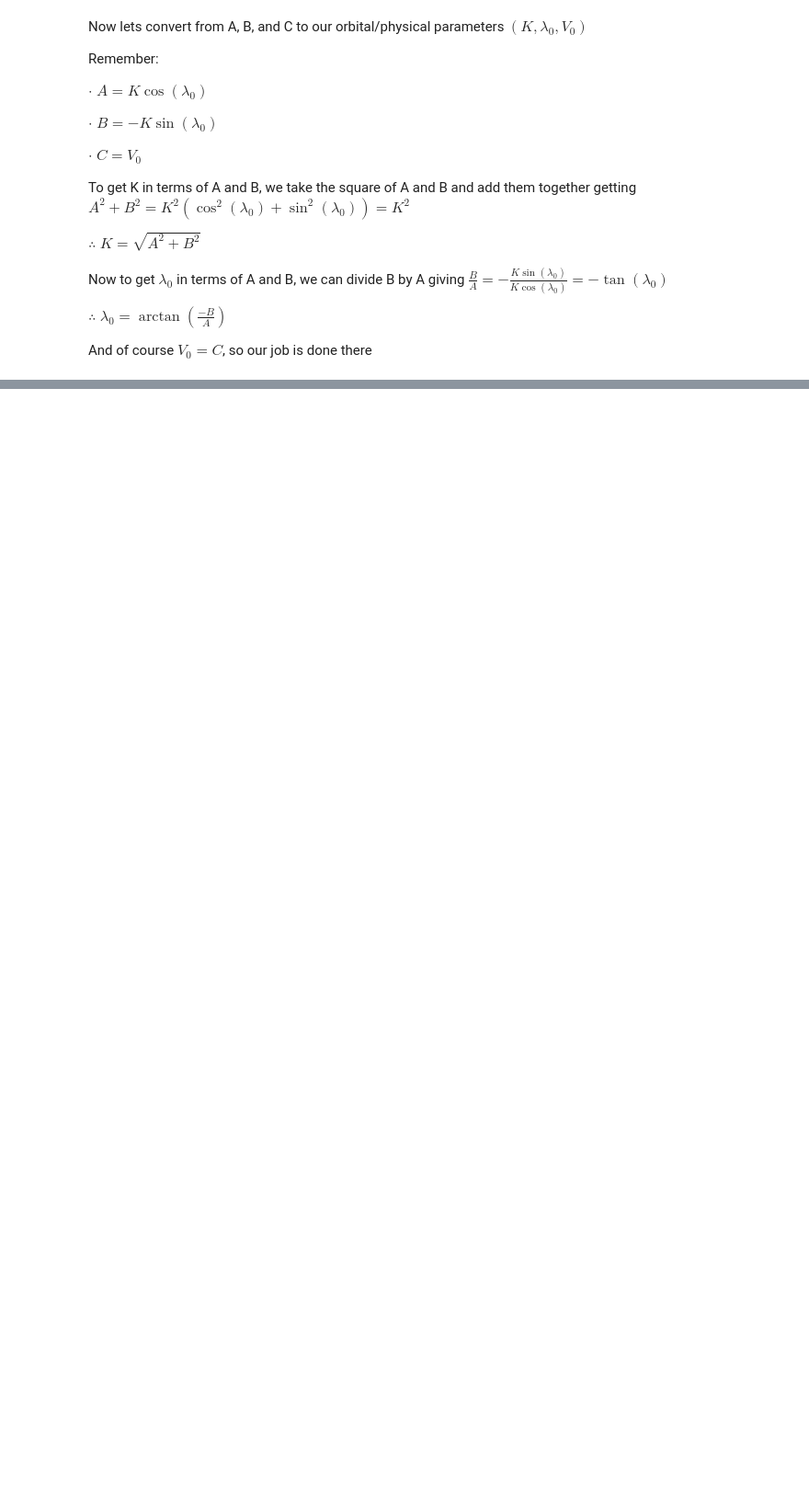
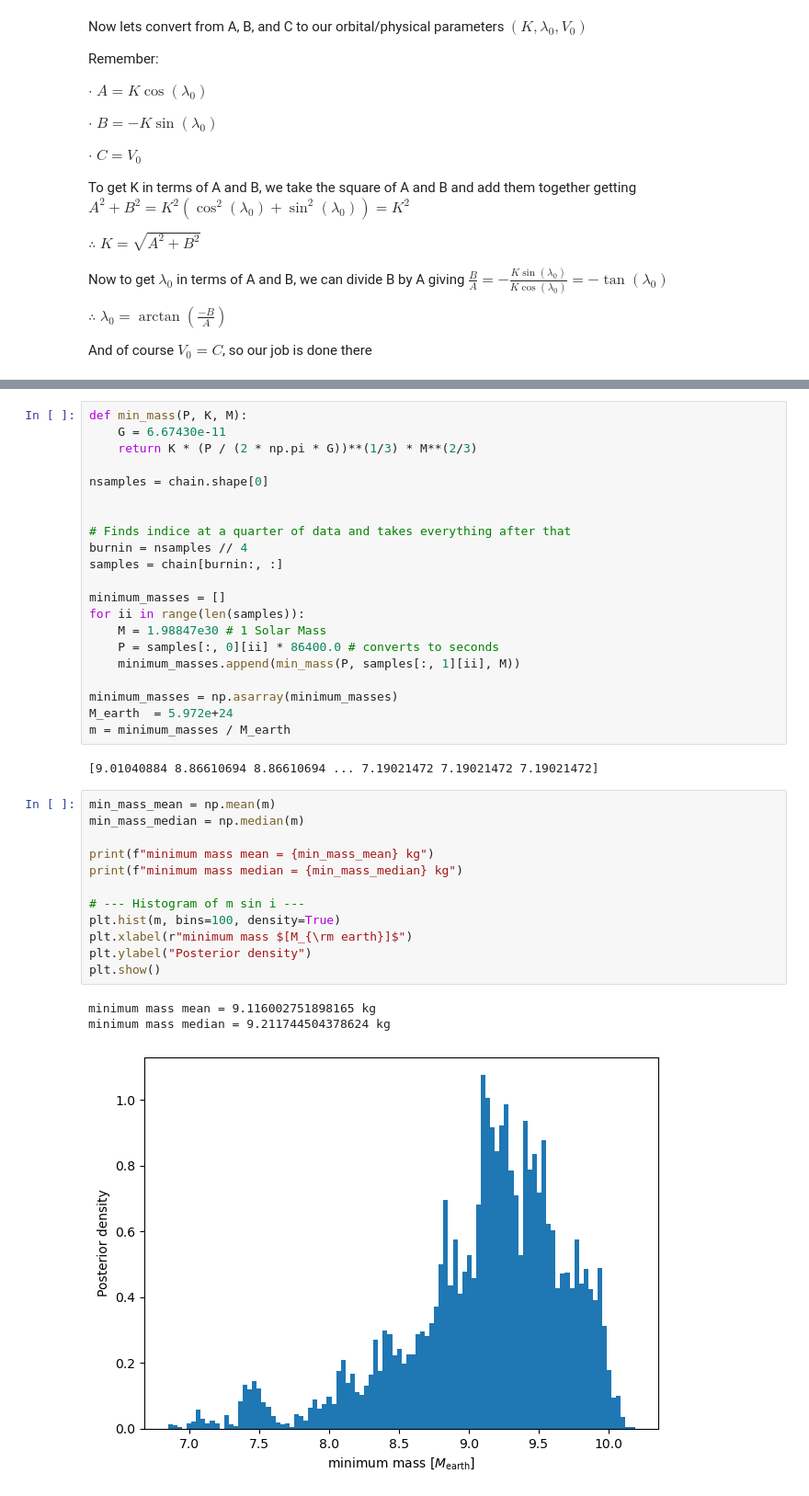
Before and after one commit to Chartman25/UnigeMasters, a Jupyter notebook: Astrophysics_and_Data_Analysis/ProjectB2_MCMC.ipynb, the cells around one changed output, grey strips where cells are left out. Shown: that part at 92% size. Drawn from its saved outputs; the diff is of its cells as text; blank space fills up the shorter version.

```diff
--- a/Astrophysics_and_Data_Analysis/ProjectB2_MCMC.ipynb
+++ b/Astrophysics_and_Data_Analysis/ProjectB2_MCMC.ipynb
@@ -176,0 +358,39 @@ $\displaystyle \text{The maximum likelihood estimate of } K, \lambda_0, \text{ a
+# %%
+def min_mass(P, K, M):
+    G = 6.67430e-11
+    return K * (P / (2 * np.pi * G))**(1/3) * M**(2/3)
+
+nsamples = chain.shape[0]
+
+
+# Finds indice at a quarter of data and takes everything after that
+burnin = nsamples // 4
+samples = chain[burnin:, :]
+
+minimum_masses = []
+for ii in range(len(samples)):
+    M = 1.98847e30 # 1 Solar Mass
+    P = samples[:, 0][ii] * 86400.0 # converts to seconds
+    minimum_masses.append(min_mass(P, samples[:, 1][ii], M))
+
+minimum_masses = np.asarray(minimum_masses)
+M_earth  = 5.972e+24
+m = minimum_masses / M_earth
+# %% [output]
+[9.01040884 8.86610694 8.86610694 ... 7.19021472 7.19021472 7.19021472]
+# %%
+min_mass_mean = np.mean(m)
+min_mass_median = np.median(m)
+
+print(f"minimum mass mean = {min_mass_mean} kg")
+print(f"minimum mass median = {min_mass_median} kg")
+
+# --- Histogram of m sin i ---
+plt.hist(m, bins=100, density=True)
+plt.xlabel(r"minimum mass $[M_{\rm earth}]$")
+plt.ylabel("Posterior density")
+plt.show()
+# %% [output]
+minimum mass mean = 9.116002751898165 kg
+minimum mass median = 9.211744504378624 kg
+[figure, added]
```
Also changed, not shown: parts of 15 cells of this notebook.
